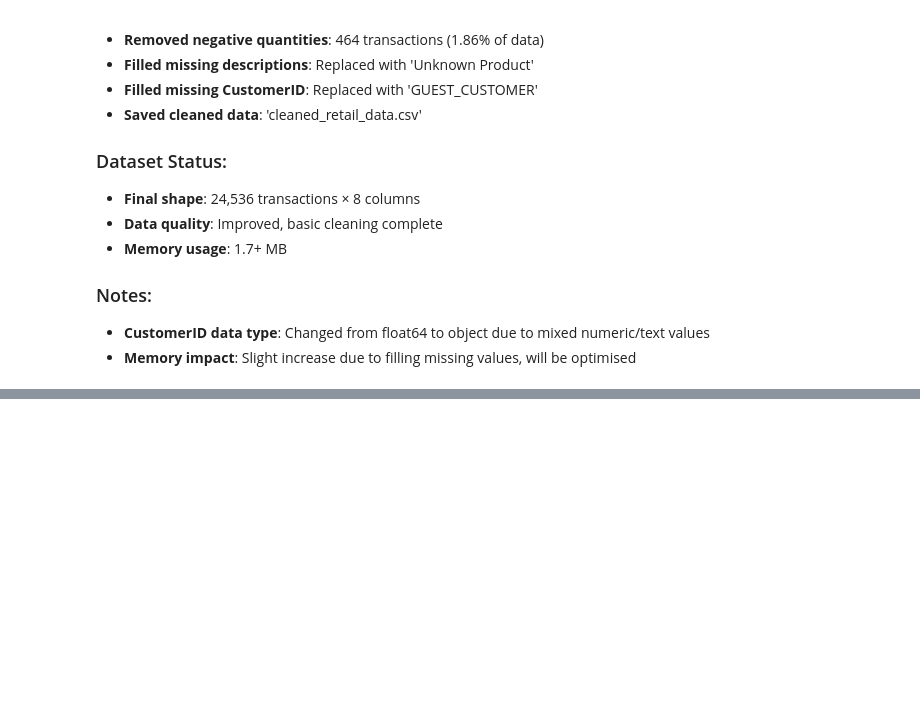
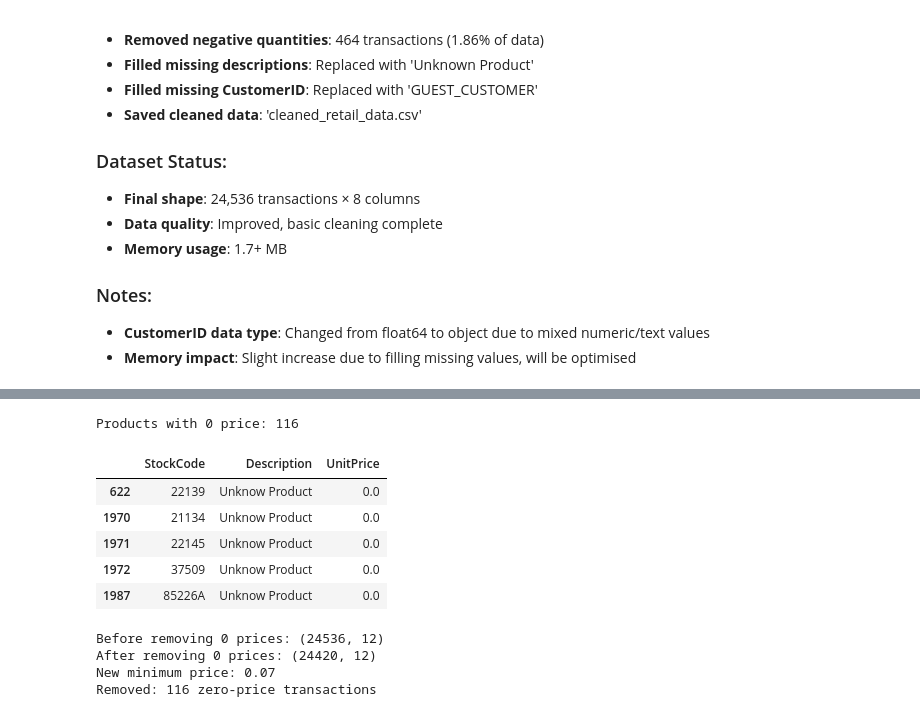
Before and after one commit to Guri-1186/Sales-Performance-Analysis, a Jupyter notebook: sales_analysis..ipynb, the cells around one changed output, grey strips where cells are left out. Saved outputs shown, nothing was run; the diff lists cells and outputs as text; code cells hidden in the pictures; blank space fills up the shorter version.

```diff
--- a/sales_analysis..ipynb
+++ b/sales_analysis..ipynb
@@ -268,0 +341,27 @@ memory usage: 1.7+ MB
+# %%
+zero_price_count = (sales['UnitPrice'] == 0).sum()
+print(f"Products with 0 price: {zero_price_count}")
+sales[sales['UnitPrice'] == 0][['StockCode', 'Description', 'UnitPrice']].head()
+# %% [output]
+Products with 0 price: 116
+|  | StockCode | Description | UnitPrice |
+| 622 | 22139 | Unknow Product | 0.0 |
+| 1970 | 21134 | Unknow Product | 0.0 |
+| 1971 | 22145 | Unknow Product | 0.0 |
+| 1972 | 37509 | Unknow Product | 0.0 |
+| 1987 | 85226A | Unknow Product | 0.0 |
+# %%
+print(f"Before removing 0 prices: {sales.shape}")
+
+sales = sales[sales['UnitPrice'] > 0]
+
+print(f"After removing 0 prices: {sales.shape}")
+
+
+print(f"New minimum price: {sales['UnitPrice'].min()}")
+print(f"Removed: 116 zero-price transactions")
+# %% [output]
+Before removing 0 prices: (24536, 12)
+After removing 0 prices: (24420, 12)
+New minimum price: 0.07
+Removed: 116 zero-price transactions
```
Also changed, not shown: parts of 22 cells of this notebook.
